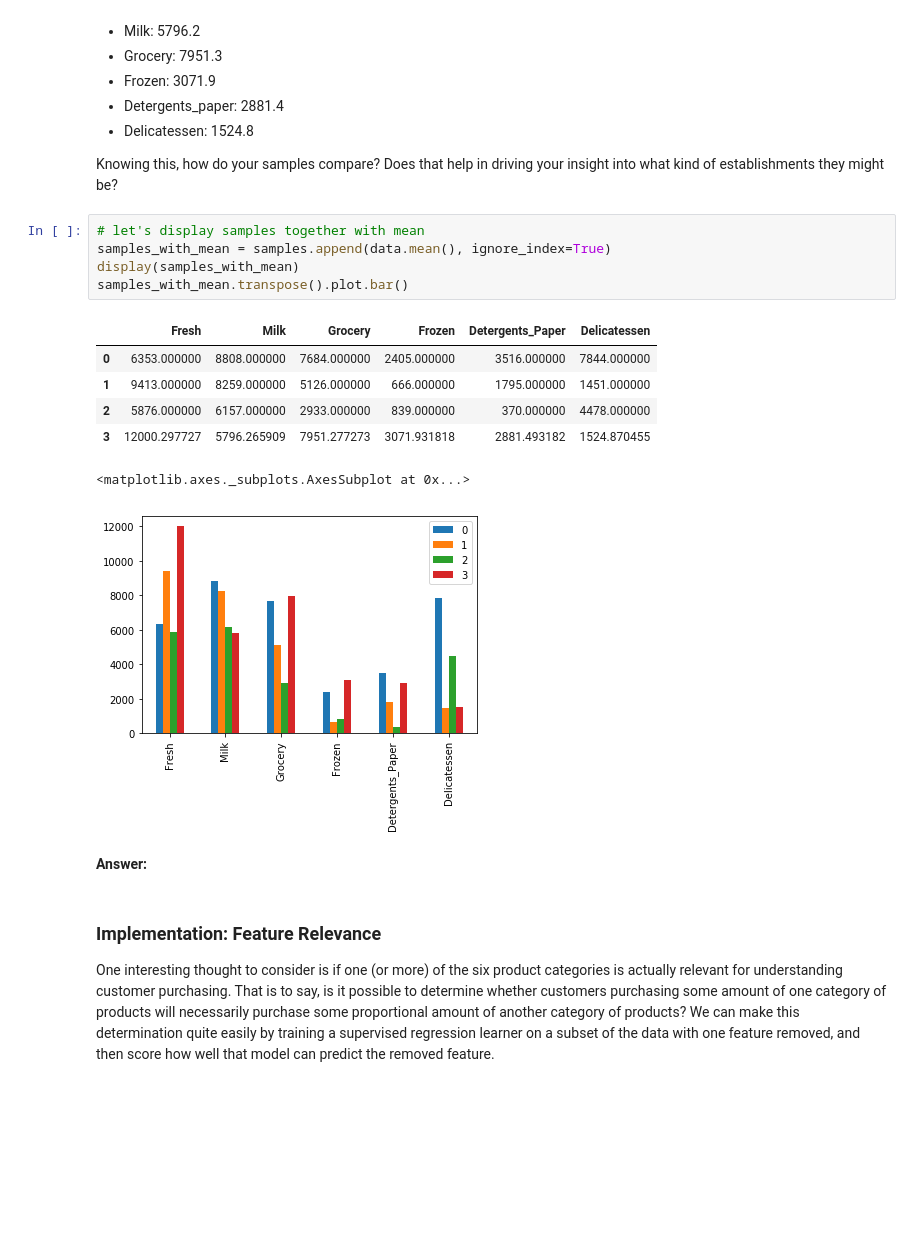
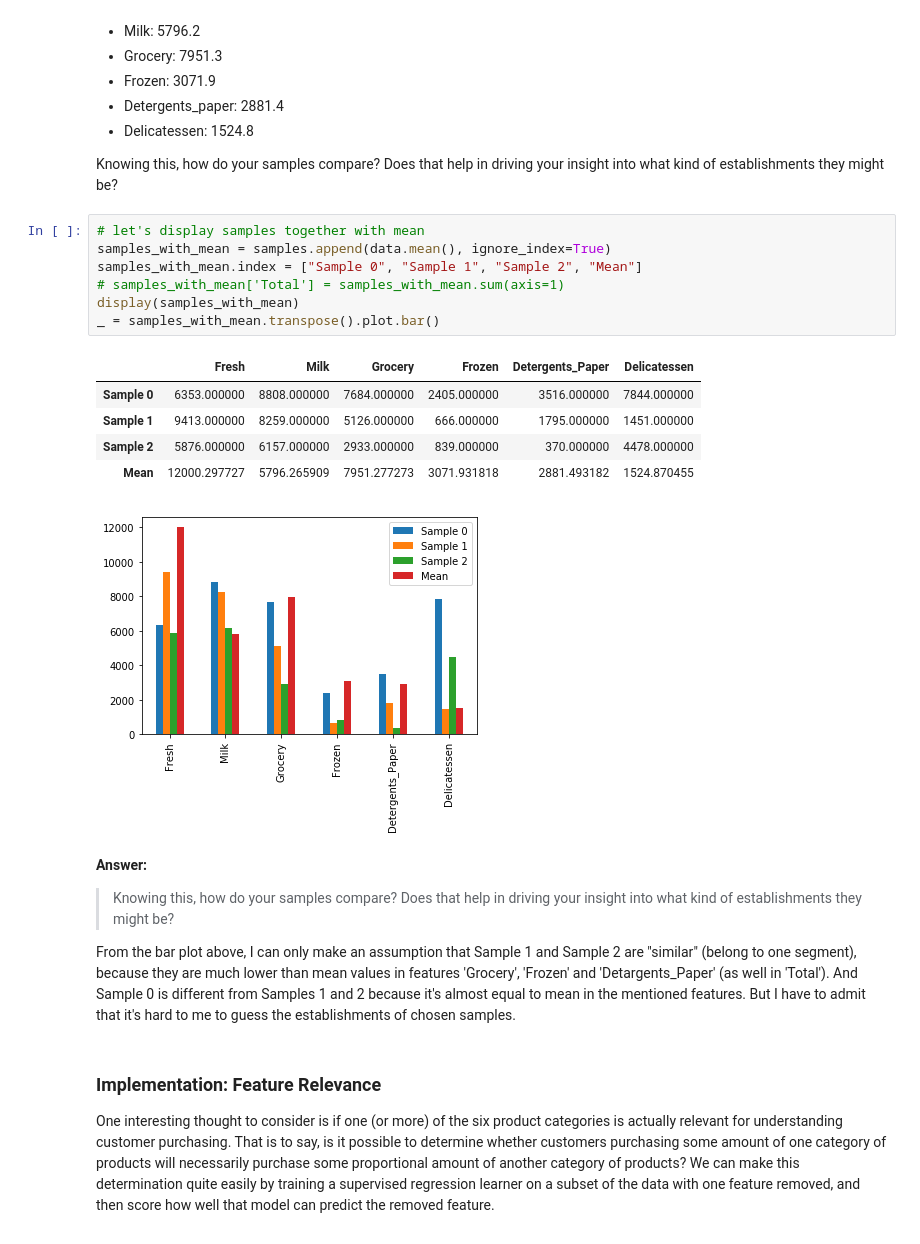
Before and after one commit to afobo/machine-learning, a Jupyter notebook: projects/customer_segments/customer_segments.ipynb, the cells around one changed output. Drawn from its saved outputs; the diff is of its cells as text; blank space fills up the shorter version.

Commit message:
Customer segments WIP

```diff
--- a/projects/customer_segments/customer_segments.ipynb
+++ b/projects/customer_segments/customer_segments.ipynb
@@ -92,18 +92,23 @@ Knowing this, how do your samples compare? Does that help in driving your insigh
 # %%
 # let's display samples together with mean
 samples_with_mean = samples.append(data.mean(), ignore_index=True)
+samples_with_mean.index = ["Sample 0", "Sample 1", "Sample 2", "Mean"]
+# samples_with_mean['Total'] = samples_with_mean.sum(axis=1)
 display(samples_with_mean)
-samples_with_mean.transpose().plot.bar()
+_ = samples_with_mean.transpose().plot.bar()
 # %% [output]
 |  | Fresh | Milk | Grocery | Frozen | Detergents_Paper | Delicatessen |
-| 0 | 6353.000000 | 8808.000000 | 7684.000000 | 2405.000000 | 3516.000000 | 7844.000000 |
-| 1 | 9413.000000 | 8259.000000 | 5126.000000 | 666.000000 | 1795.000000 | 1451.000000 |
-| 2 | 5876.000000 | 6157.000000 | 2933.000000 | 839.000000 | 370.000000 | 4478.000000 |
-| 3 | 12000.297727 | 5796.265909 | 7951.277273 | 3071.931818 | 2881.493182 | 1524.870455 |
+| Sample 0 | 6353.000000 | 8808.000000 | 7684.000000 | 2405.000000 | 3516.000000 | 7844.000000 |
+| Sample 1 | 9413.000000 | 8259.000000 | 5126.000000 | 666.000000 | 1795.000000 | 1451.000000 |
+| Sample 2 | 5876.000000 | 6157.000000 | 2933.000000 | 839.000000 | 370.000000 | 4478.000000 |
+| Mean | 12000.297727 | 5796.265909 | 7951.277273 | 3071.931818 | 2881.493182 | 1524.870455 |
-<matplotlib.axes._subplots.AxesSubplot at 0x...>
-[figure, old version]
+[figure, new version]
-# %% [markdown]
-**Answer:**
+# %% [markdown]
+**Answer:**
+> Knowing this, how do your samples compare? Does that help in driving your insight into what kind of establishments they might be?
+
+From the bar plot above, I can only make an assumption that Sample 1 and Sample 2 are "similar" (belong to one segment), because they are much lower than mean values in features 'Grocery', 'Frozen' and 'Detargents_Paper' (as well in 'Total'). And Sample 0 is different from Samples 1 and 2 because it's almost equal to mean in the mentioned features.
+But I have to admit that it's hard to me to guess the establishments of chosen samples.
 # %% [markdown]
 ### Implementation: Feature Relevance
 One interesting thought to consider is if one (or more) of the six product categories is actually relevant for understanding customer purchasing. That is to say, is it possible to determine whether customers purchasing some amount of one category of products will necessarily purchase some proportional amount of another category of products? We can make this determination quite easily by training a supervised regression learner on a subset of the data with one feature removed, and then score how well that model can predict the removed feature.
```
Also changed, not shown: parts of 15 cells of this notebook.
